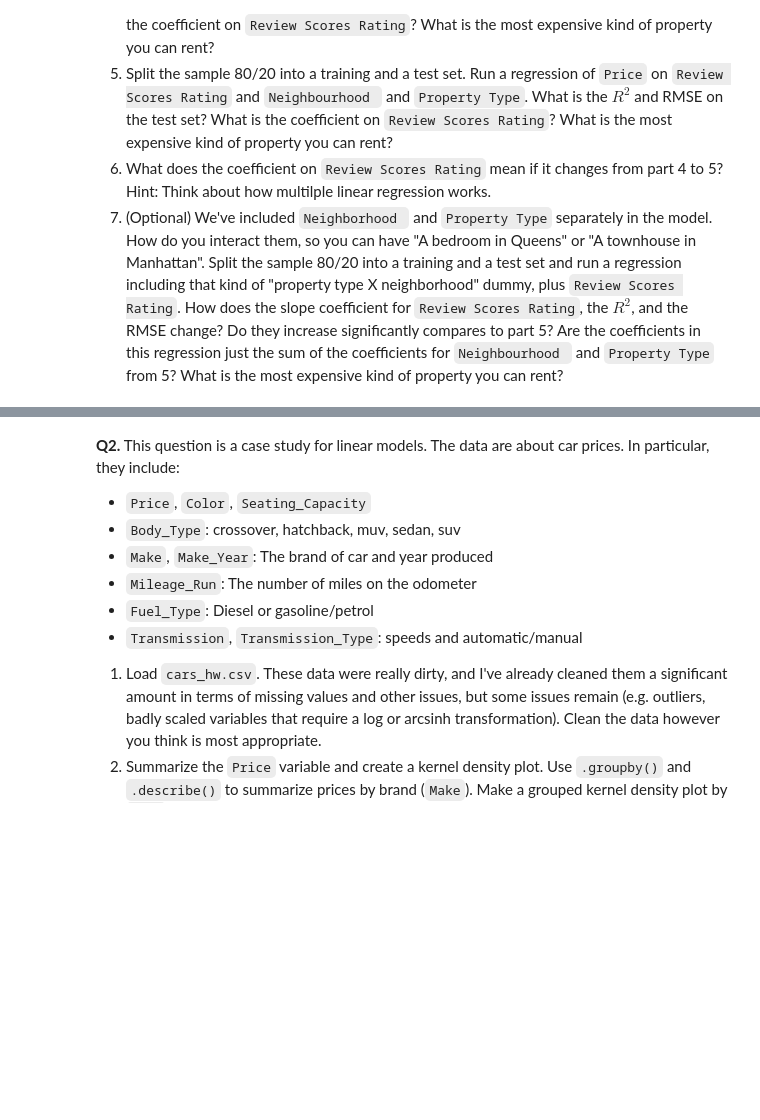
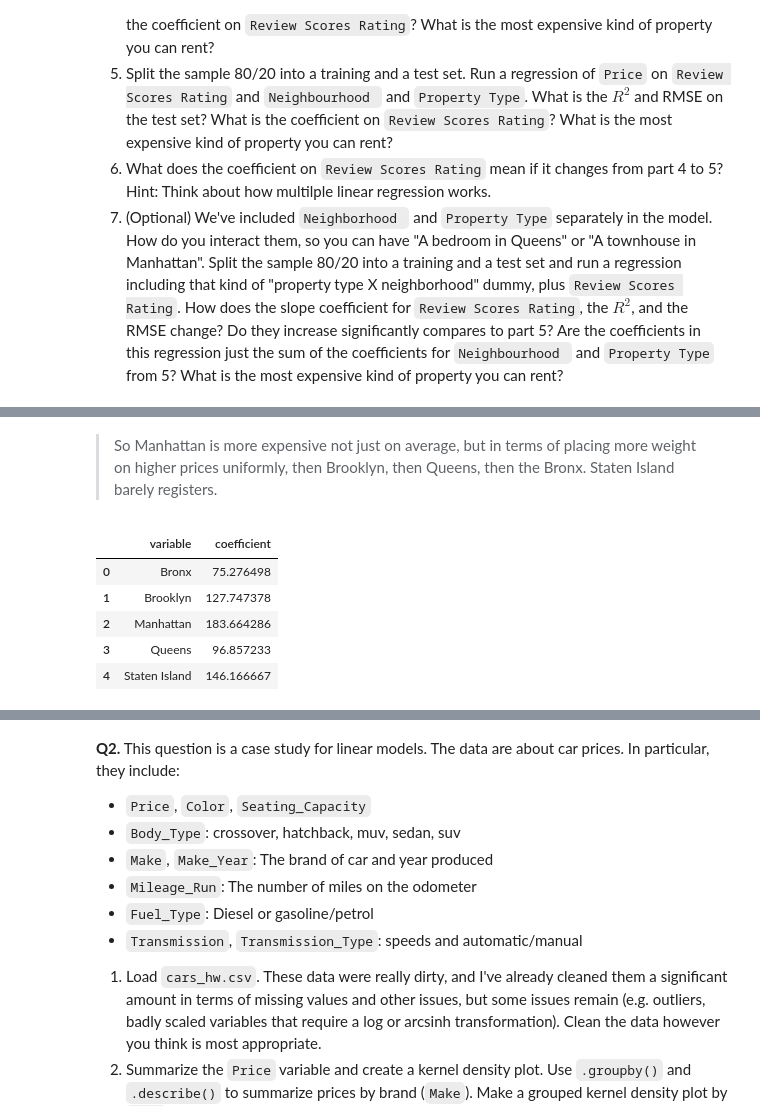
Before and after one commit to chetubarot/linearRegression, a Jupyter notebook: barot_assignment.ipynb, the cells around one changed output, grey strips where cells are left out. Cells and saved outputs as stored; diff of their text form; code cells hidden in the pictures; blank space fills up the shorter version.

```diff
--- a/barot_assignment.ipynb
+++ b/barot_assignment.ipynb
@@ -44,0 +86,20 @@
+# %% [markdown]
+> So Manhattan is more expensive not just on average, but in terms of placing more weight on higher prices uniformly, then Brooklyn, then Queens, then the Bronx. Staten Island barely registers.
+# %%
+#1.2
+
+y = df['Price']
+X = pd.get_dummies(df['Neighbourhood '], dtype='int')
+
+from sklearn import linear_model
+reg = linear_model.LinearRegression(fit_intercept=False).fit(X,y) # Run regression
+
+results = pd.DataFrame({'variable':reg.feature_names_in_, 'coefficient': reg.coef_}) # Regression coefficients
+results
+# %% [output]
+|  | variable | coefficient |
+| 0 | Bronx | 75.276498 |
+| 1 | Brooklyn | 127.747378 |
+| 2 | Manhattan | 183.664286 |
+| 3 | Queens | 96.857233 |
+| 4 | Staten Island | 146.166667 |
```
Also changed, not shown: parts of 7 cells of this notebook.
